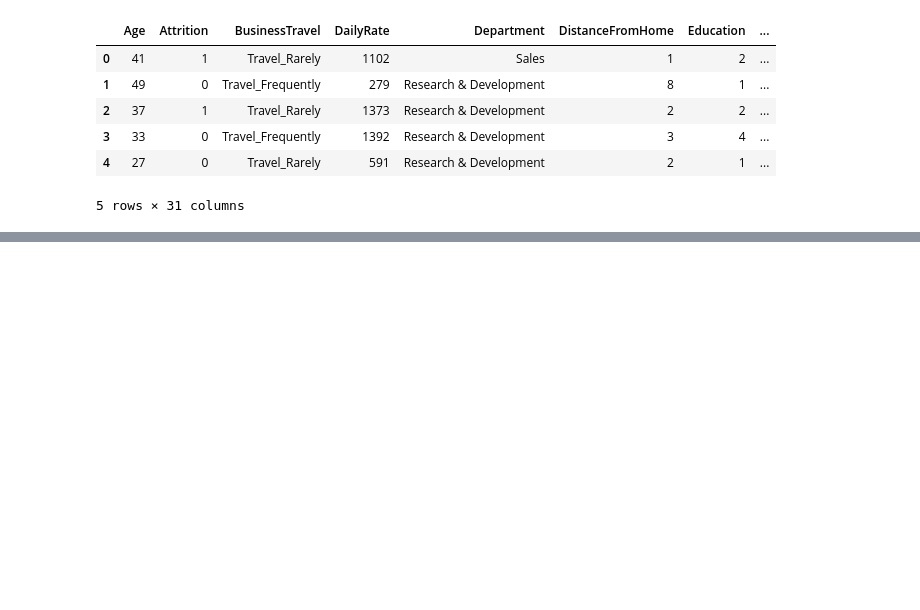
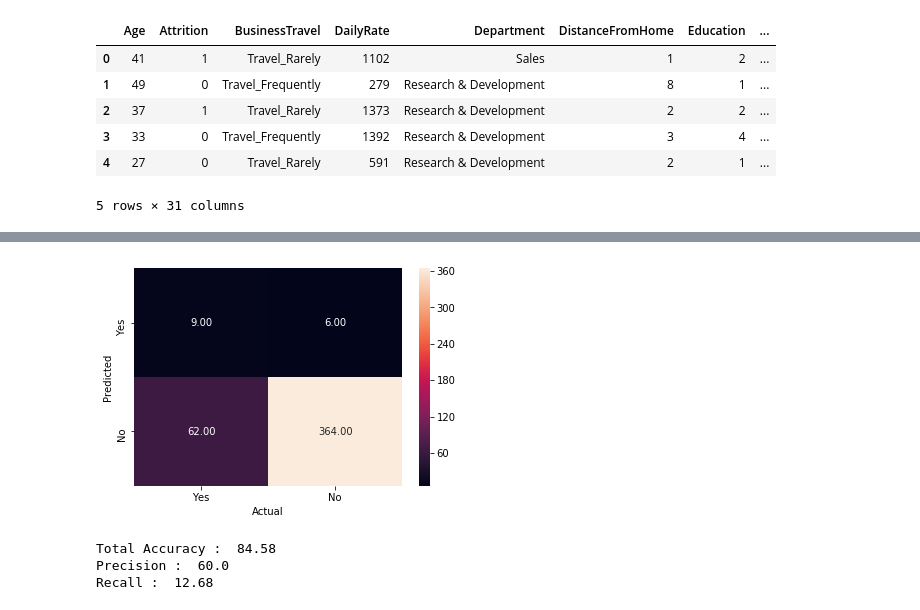
Before and after one commit to shreayan98c/IBM-HR-Analytics, a Jupyter notebook: Classification.ipynb, the cells around one changed output, grey strips where cells are left out. Cells and saved outputs as stored; diff of their text form; code cells hidden in the pictures; blank space fills up the shorter version.

```diff
--- a/Classification.ipynb
+++ b/Classification.ipynb
@@ -226,0 +392,18 @@ data.head()
+# %%
+# Prediction on test set
+y_pred = clf.predict(X_test)
+# %%
+# Confusion matrix
+draw_cm(y_test, y_pred)
+# %% [output]
+[figure, added]
+# %%
+# Calculating the accuracy, precision and the recall
+acc_dt = round( metrics.accuracy_score(y_test, y_pred), 4 ) * 100
+print( 'Total Accuracy : ', acc_dt )
+print( 'Precision : ', round( metrics.precision_score(y_test, y_pred), 4 ) * 100 )
+print( 'Recall : ', round( metrics.recall_score(y_test, y_pred), 4 ) * 100 )
+# %% [output]
+Total Accuracy :  84.58
+Precision :  60.0
+Recall :  12.68
```
Also changed, not shown: parts of 36 cells of this notebook.
